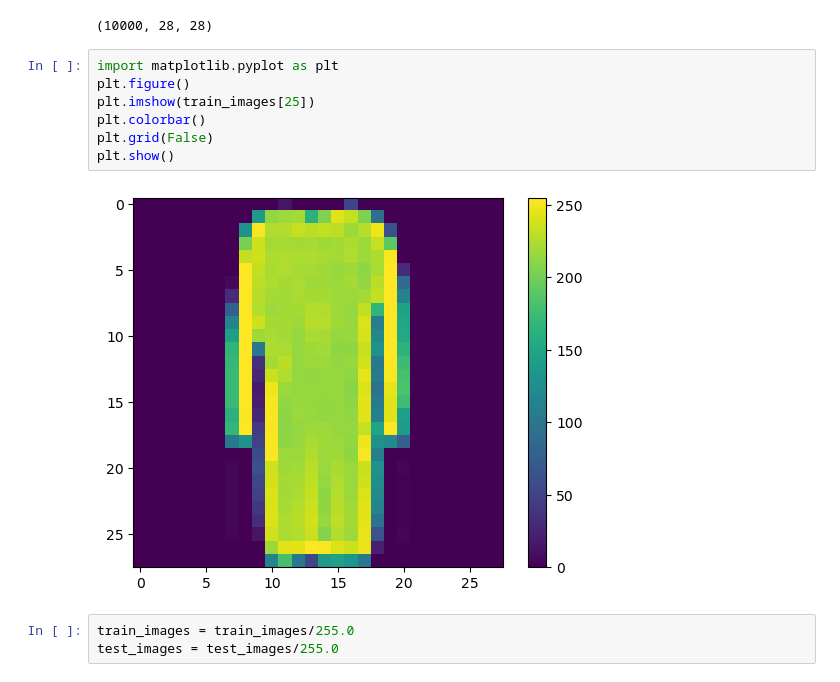
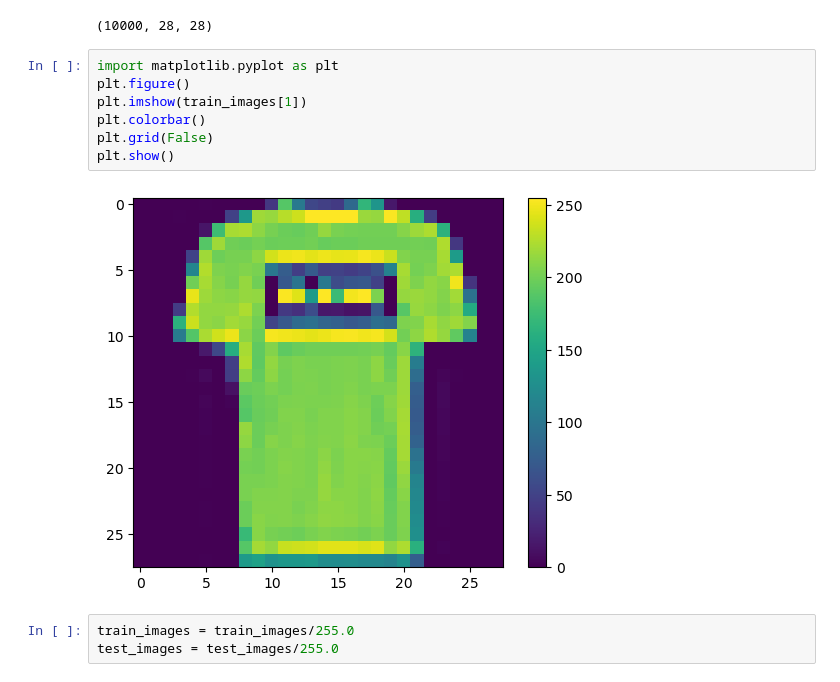
Before and after one commit to Parth-hub-sys/data-science-proj, a Jupyter notebook: tanserflow/fashion_mnist.ipynb, the cells around one changed output. Saved outputs shown, nothing was run; the diff lists cells and outputs as text.

```diff
--- a/tanserflow/fashion_mnist.ipynb
+++ b/tanserflow/fashion_mnist.ipynb
@@ -21,12 +21,12 @@ test_images.shape
 # %%
 import matplotlib.pyplot as plt
 plt.figure()
-plt.imshow(train_images[25])
+plt.imshow(train_images[1])
 plt.colorbar()
 plt.grid(False)
 plt.show()
 # %% [output]
-[figure, old version]
+[figure, new version]
 # %%
 train_images = train_images/255.0
 test_images = test_images/255.0
```
Also changed, not shown: parts of 12 cells of this notebook, 38 other files.
